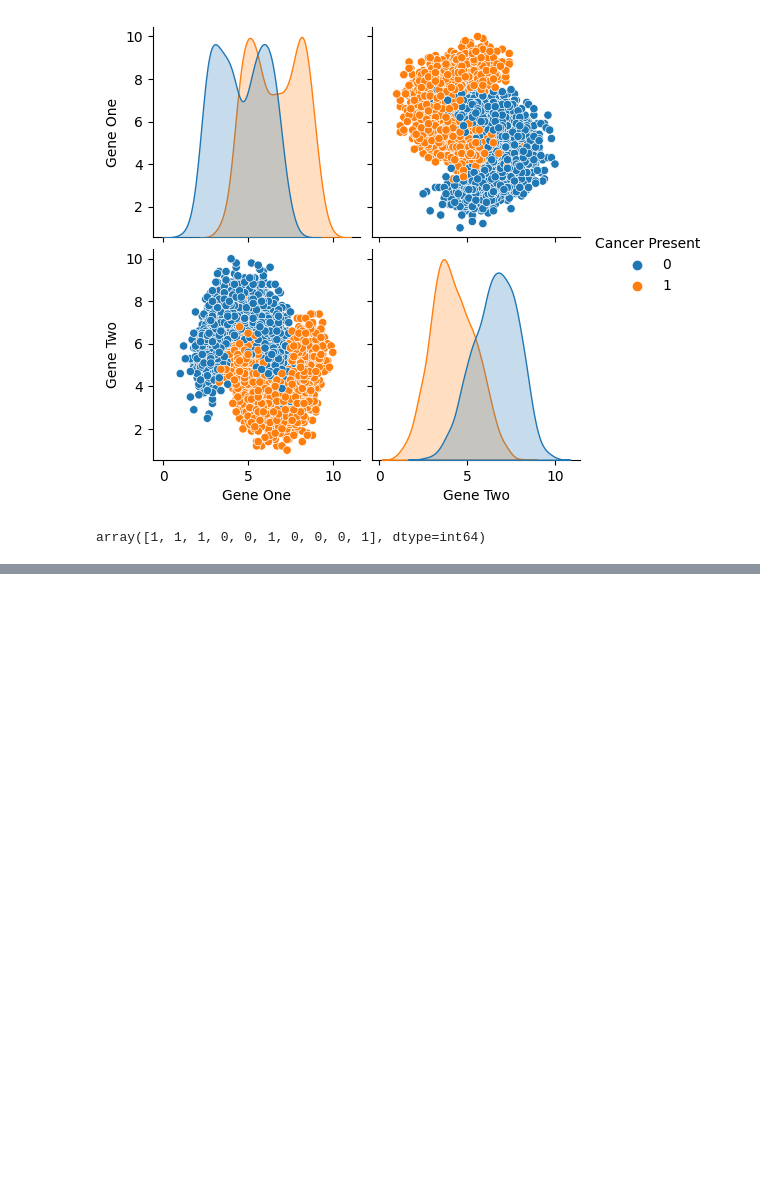
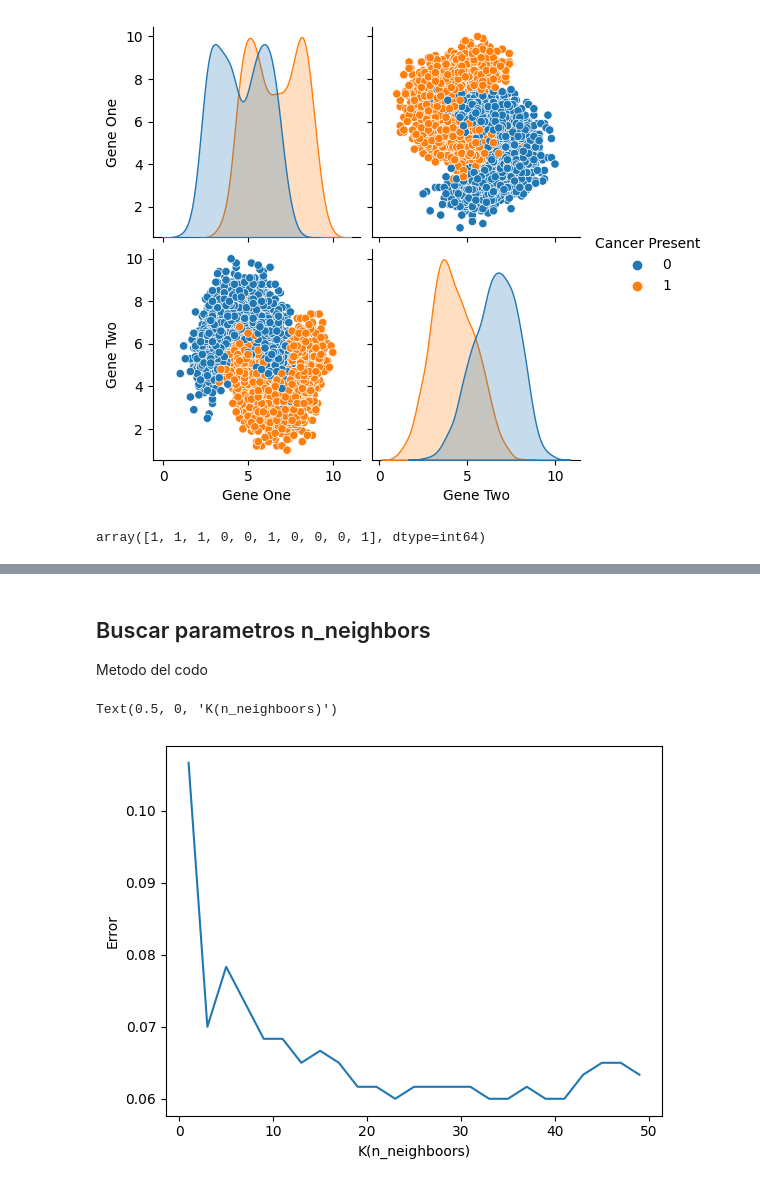
Before and after one commit to Edumacassi/curso_analisis_datos-main, a Jupyter notebook: m6-ml/3,clasificacion/clasificacion_binaria_genes.ipynb, the cells around one changed output, grey strips where cells are left out. Cells and saved outputs as stored; diff of their text form; code cells hidden in the pictures; blank space fills up the shorter version.

```diff
--- a/m6-ml/3,clasificacion/clasificacion_binaria_genes.ipynb
+++ b/m6-ml/3,clasificacion/clasificacion_binaria_genes.ipynb
@@ -136,0 +182,4 @@ weighted avg       0.85      0.85      0.85       600
+# %% [markdown]
+## Buscar parametros n_neighbors
+
+Metodo del codo
@@ -136,0 +209,7 @@ weighted avg       0.85      0.85      0.85       600
+# %%
+plt.plot(range(1, 50,2), test_errors)
+plt.ylabel('Error')
+plt.xlabel('K(n_neighboors)')
+# %% [output]
+Text(0.5, 0, 'K(n_neighboors)')
+[figure, added]
```
Also changed, not shown: parts of 17 cells of this notebook, 2 other files.
